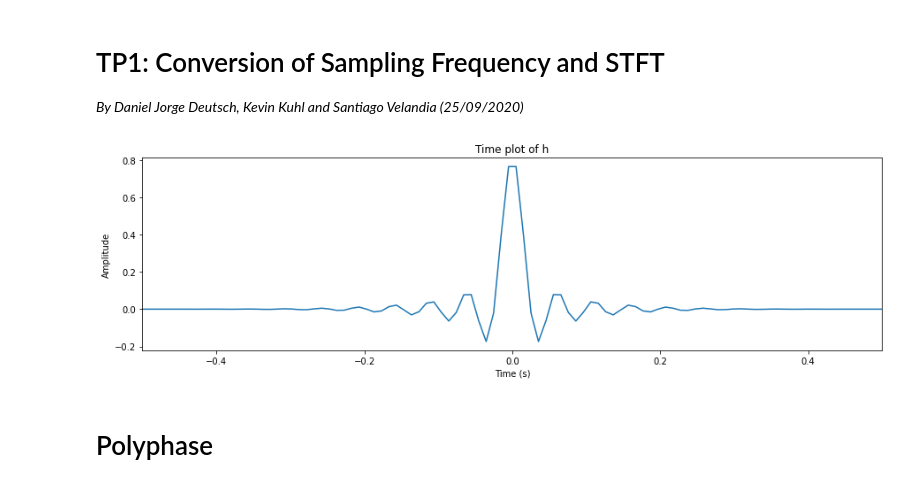
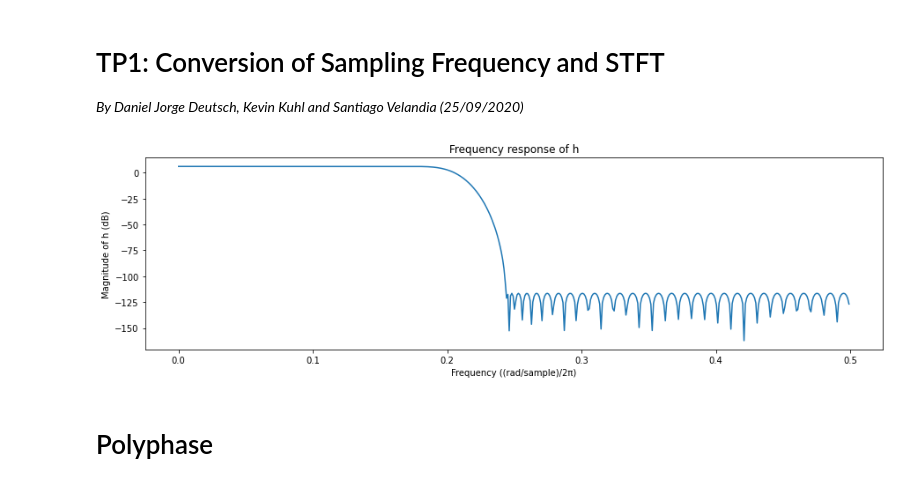
Before and after one commit to daniel-deutsch/TSIA201, a Jupyter notebook: TP1/main.ipynb, the cells around one changed output. Saved outputs shown, nothing was run; the diff lists cells and outputs as text; code cells hidden in the pictures.

Commit message:
plot

```diff
--- a/TP1/main.ipynb
+++ b/TP1/main.ipynb
@@ -129,7 +129,7 @@ class Signal:
 
         plt.ylabel("Magnitude [dB]")
 
-        plt.xlabel("Normalized frequency [cycles per sample]")
+        plt.xlabel("Frequency ((rad/sample)/2π)")
         if window:
             plt.title("Frequency response of {} (main lobe width: {})".format(self.name,4/len(w.signal)))
             plt.axvline(x=-2/len(w.signal), color="red")
@@ -238,29 +247,29 @@ class Filter:
 # %%
 # Obtains the input signal x from its file
 x = Signal(name="x", file="./inputs/caravan_48khz.wav")
 
 # Defines the over and under sampling constants
 L = 2
 M = 3
 
 # Obtains the over sampled signal w using L=2 (Fw=48*2=96kHz)
 w = x.insert_zeros("w", L)
 
 # Defines the Remez filter params
 numtaps = 100                       # An even number (can't be too big)
 trans_width = 1/13                  # ?
 cutoff = min( 1/(2*L), 1/(2*M) )    # Cutoff frequency (should be 1/(2*M) = 1/6)
 
 # Obtains the Remez filter
 h = Filter(name="h", signal=sig.remez(numtaps, [0, cutoff, cutoff+trans_width, 1/2], [L, 0]))
-
+h.freqz_plot()
 # Calculates the convolution v=w*h
 v = h.apply(name="v", signal=w)
 
 # Undersample the convolution result to obtain the output of the system using M=3 (Fy=96/3=32kHz)
 y = v.remove_samples("y", M)
 # %% [output]
-[figure, old version]
+[figure, new version]
 # %% [markdown]
 # Polyphase
 # %%
```
Also changed, not shown: parts of 1 cell of this notebook.
